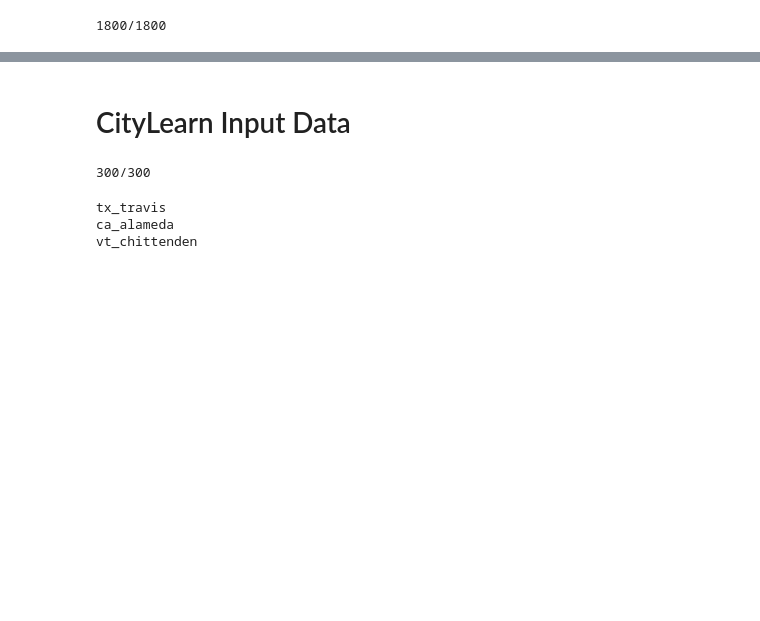
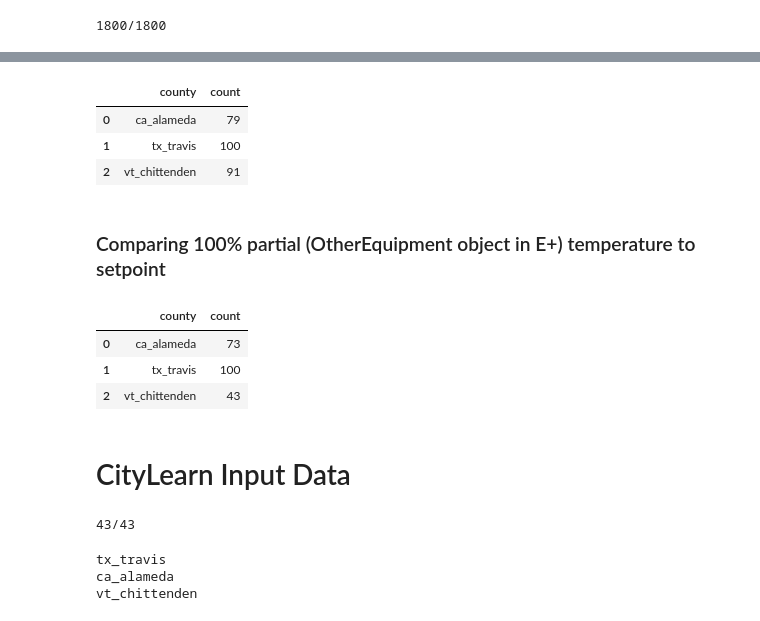
Before and after one commit to intelligent-environments-lab/DOE_XStock, a Jupyter notebook: analysis/post_simulation.ipynb, the cells around one changed output, grey strips where cells are left out. Saved outputs shown, nothing was run; the diff lists cells and outputs as text; code cells hidden in the pictures; blank space fills up the shorter version.

```diff
--- a/analysis/post_simulation.ipynb
+++ b/analysis/post_simulation.ipynb
@@ -673,0 +716,17 @@ data.describe()
+# %%
+limit = 5.0
+temperature_difference_data['unmet'] = 0
+temperature_difference_data.loc[temperature_difference_data['value'].notnull(), 'unmet'] = 1
+plot_data = temperature_difference_data.groupby(['county', 'bldg_id'])[['unmet']].sum()
+plot_data['percentage'] = plot_data['unmet']*100.0/8760
+plot_data = plot_data[plot_data['percentage']<=limit].reset_index()
+valid_buildings = plot_data.copy()
+plot_data = plot_data.groupby('county').size().reset_index(name='count')
+plot_data
+# %% [output]
+|  | county | count |
+| 0 | ca_alameda | 79 |
+| 1 | tx_travis | 100 |
+| 2 | vt_chittenden | 91 |
+# %% [markdown]
+### Comparing 100% partial (OtherEquipment object in E+) temperature to setpoint
@@ -673,0 +797,15 @@ data.describe()
+# %%
+limit = 5.0
+temperature_difference_data['unmet'] = 0
+temperature_difference_data.loc[temperature_difference_data['value'].notnull(), 'unmet'] = 1
+plot_data = temperature_difference_data.groupby(['county', 'bldg_id'])[['unmet']].sum()
+plot_data['percentage'] = plot_data['unmet']*100.0/8760
+plot_data = plot_data[plot_data['percentage']<=limit].reset_index()
+valid_buildings = plot_data.copy()
+plot_data = plot_data.groupby('county').size().reset_index(name='count')
+plot_data
+# %% [output]
+|  | county | count |
+| 0 | ca_alameda | 73 |
+| 1 | tx_travis | 100 |
+| 2 | vt_chittenden | 43 |
@@ -685,8 +828,10 @@ neighborhoods = [
 for n in neighborhoods:
     source_path = Path(f'/Users/kingsleyenweye/Desktop/INTELLIGENT_ENVIRONMENT_LAB/doe_xstock/doe_xstock/data/neighborhood/{n}_county_neighborhood.csv')
     destination_directory = Path(f'/Users/kingsleyenweye/Desktop/INTELLIGENT_ENVIRONMENT_LAB/doe_xstock/citylearn_input/{n}_county_neighborhood')
+
     os.makedirs(destination_directory, exist_ok=True)
     source = pd.read_csv(source_path, sep='|')
+    source = source[source['bldg_id'].isin(citylearn_buildings[n])].copy()
     query = """
     WITH u AS (
         -- weighted conditioned zone variables
@@ -710,10 +855,8 @@ for n in neighborhoods:
         FROM ReportData r
         LEFT JOIN ReportDataDictionary d ON d.ReportDataDictionaryIndex = r.ReportDataDictionaryIndex
         WHERE
-            d.Name IN (
-                'Zone Ideal Loads Zone Sensible Cooling Rate',
-                'Zone Ideal Loads Zone Sensible Heating Rate'
-            )
+            d.Name = 'Other Equipment Convective Heating Rate' AND
+            (d.KeyValue LIKE '%HEATING LOAD' OR d.KeyValue LIKE '%COOLING LOAD')
 
         UNION ALL
 
@@ -730,7 +873,8 @@ for n in neighborhoods:
                 'Water Heater Use Side Heat Transfer Energy',
                 'Exterior Lights Electricity Energy',
                 'Lights Electricity Energy',
-                'Electric Equipment Electricity Energy'
+                'Electric Equipment Electricity Energy',
+                'Zone People Occupant Count'
             )
     ), p AS (
         SELECT
@@ -739,8 +883,9 @@ for n in neighborhoods:
             SUM(CASE WHEN d.Name = 'Zone Air Relative Humidity' THEN Value END) AS "Indoor Relative Humidity (%)",
             SUM(CASE WHEN d.Name IN ('Exterior Lights Electricity Energy', 'Lights Electricity Energy', 'Electric Equipment Electricity Energy') THEN Value/(3600.0*1000.0) END) AS "Equipment Electric Power (kWh)",
             SUM(CASE WHEN d.Name = 'Water Heater Use Side Heat Transfer Energy' THEN ABS(Value)/(3600.0*1000.0) END) AS "DHW Heating (kWh)",
-            SUM(CASE WHEN d.Name = 'Zone Ideal Loads Zone Sensible Cooling Rate' THEN ABS(Value)/1000.0 END) AS "Cooling Load (kWh)",
-            SUM(CASE WHEN d.Name = 'Zone Ideal Loads Zone Sensible Heating Rate' THEN ABS(Value)/1000.0 END) AS "Heating Load (kWh)"
+            SUM(CASE WHEN u.label = 'cooling_load' THEN ABS(Value)/(1000.0) END) AS "Cooling Load (kWh)",
+            SUM(CASE WHEN u.label = 'heating_load' THEN ABS(Value)/(1000.0) END) AS "Heating Load (kWh)",
+            SUM(CASE WHEN d.Name = 'Zone People Occupant Count' THEN Value END) AS "Occupancy"
         FROM u
         LEFT JOIN ReportDataDictionary d ON d.ReportDataDictionaryIndex = u.ReportDataDictionaryIndex
         GROUP BY u.TimeIndex
@@ -766,15 +911,22 @@ for n in neighborhoods:
         p."Indoor Relative Humidity (%)",
         p."Equipment Electric Power (kWh)",
         p."DHW Heating (kWh)",
-        p."Cooling Load (kWh)",
-        p."Heating Load (kWh)",
-        NULL AS "Solar Generation (W/kW)"
+        COALESCE(p."Cooling Load (kWh)", 0.0) AS "Cooling Load (kWh)",
+        COALESCE(p."Heating Load (kWh)", 0.0) AS "Heating Load (kWh)",
+        NULL AS "Solar Generation (W/kW)",
+        p."Occupancy" AS "Occupant Count (people)",
+        NULL AS "Temperature Set Point (C)",
+        1.0 AS "Cooling Device Load Schedule (On/Off)",
+        1.0 AS "Heating Device Load Schedule (On/Off)"
     FROM p
     LEFT JOIN Time t ON t.TimeIndex = p.TimeIndex
     WHERE t.DayType NOT IN ('SummerDesignDay', 'WinterDesignDay')
     ORDER BY t.TimeIndex
     """
-    directories = sorted([d for d in os.listdir(energyplus_output_directory) if d.endswith('ideal')])
+    directories = sorted([
+        d for d in os.listdir(energyplus_output_directory)
+        if d.endswith('2-partial') and int(d.split('-')[5]) in source['bldg_id'].to_list()
+    ])
 
     for i, d in enumerate(directories):
         print(f'\r{i+1}/{len(directories)}', end=' '*30)
@@ -785,12 +937,14 @@ for n in neighborhoods:
             f = os.path.join(energyplus_output_directory, d, f'{sim_id}.sql')
             db = SQLiteDatabase(f)
             data = db.query_table(query)
+            setpoint_data = pd.read_csv(f.replace('.sql', '_setpoint.csv'))
+            data['Temperature Set Point (C)'] = setpoint_data['setpoint'].tolist()
             data.to_csv(os.path.join(destination_directory, f'{sim_id.split(bldg_id)[0]}{bldg_id}.csv'), index=False)
 
         else:
             continue
 # %% [output]
-300/300
+43/43
 # %%
 # weather data
 neighborhoods = {
```
Also changed, not shown: parts of 12 cells of this notebook.
